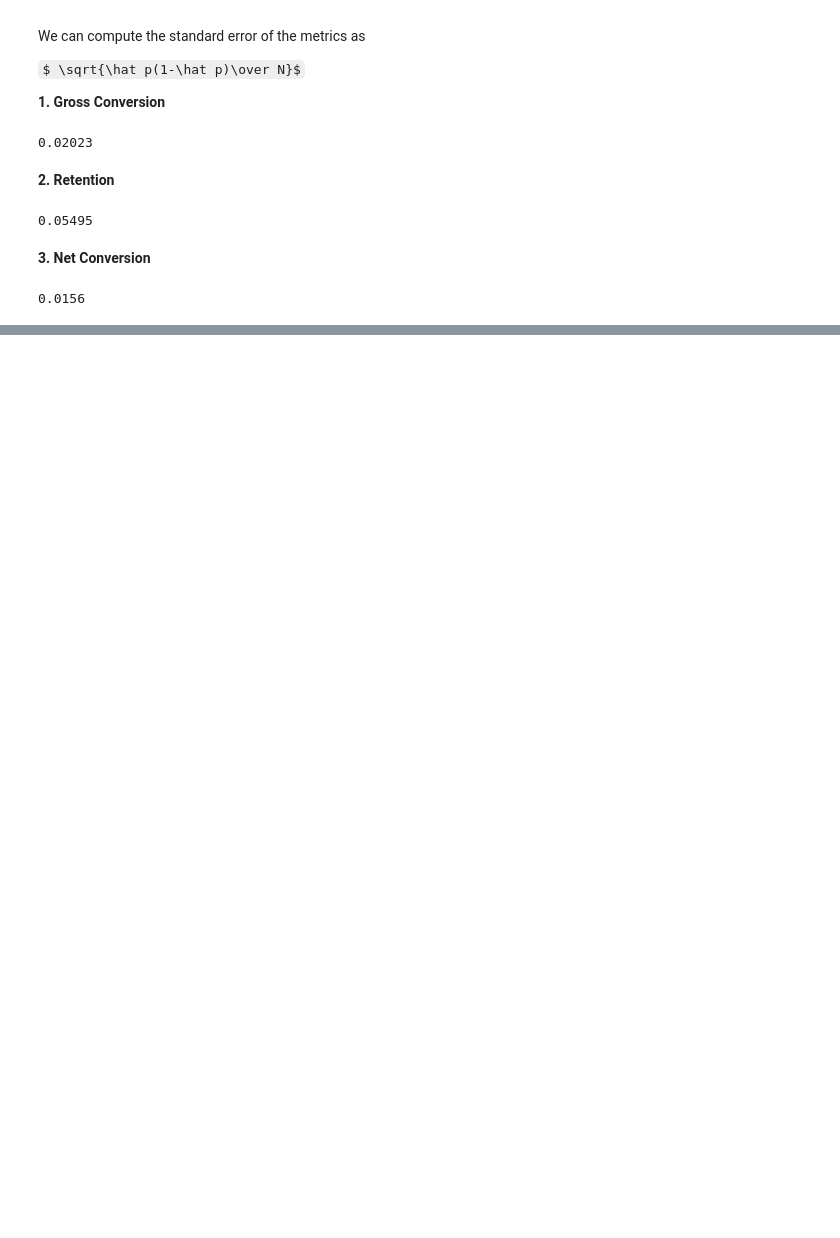
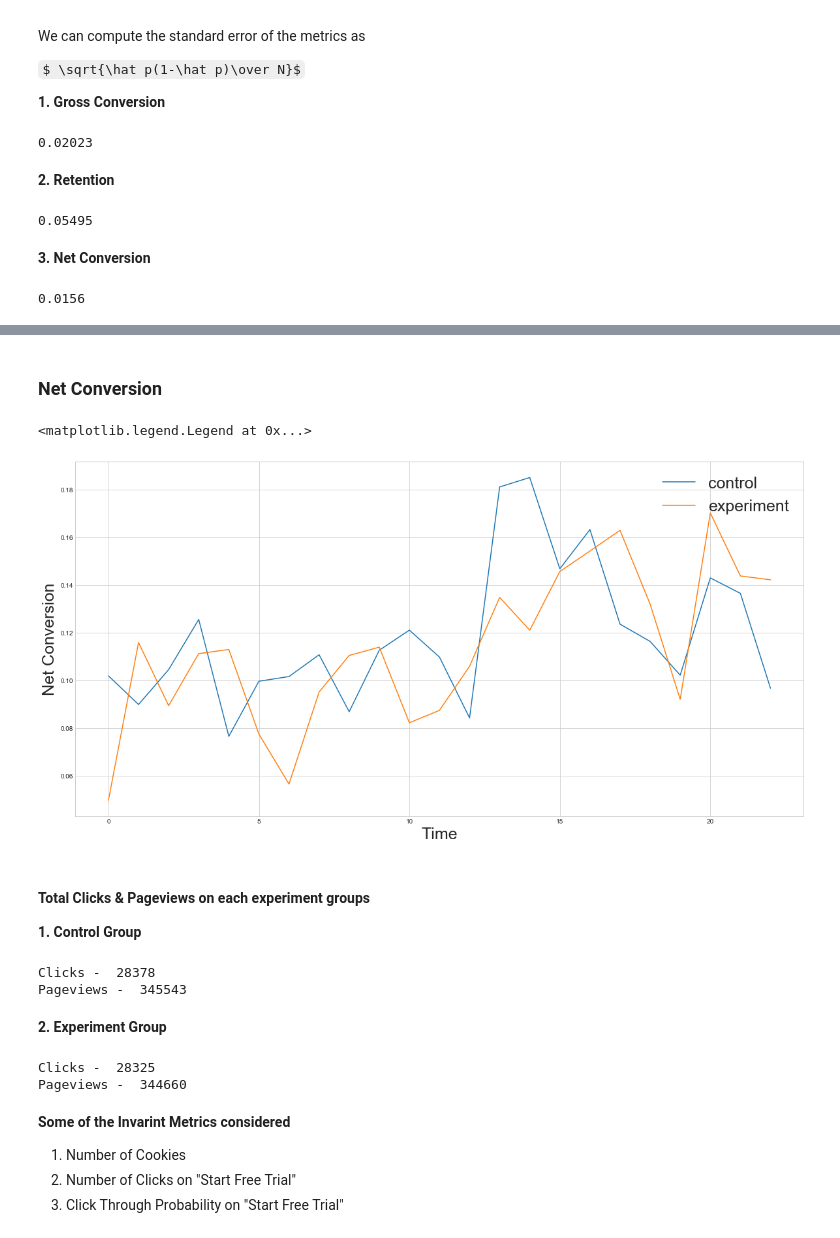
Before and after one commit to srmanj/AB-Testing-Experiments, a Jupyter notebook: New Website Signup Feature - AB Testing.ipynb, the cells around one changed output, grey strips where cells are left out. Saved outputs shown, nothing was run; the diff lists cells and outputs as text; code cells hidden in the pictures; some formulas as TeX source; blank space fills up the shorter version.

```diff
--- a/New Website Signup Feature - AB Testing.ipynb
+++ b/New Website Signup Feature - AB Testing.ipynb
@@ -135,0 +230,35 @@ I will be using this - [Sample Size Calculator](https://www.evanmiller.org/ab-te
+# %% [markdown]
+### Net Conversion
+# %%
+plt.plot(control_subset['Payments']/control_subset['Clicks'], label='control')
+plt.plot(experiment_subset['Payments']/experiment_subset['Clicks'], label='experiment')
+
+plt.ylabel('Net Conversion', fontsize=25)
+plt.xlabel('Time', fontsize=25)
+plt.rcParams["figure.figsize"] = (20,10)
+plt.legend(loc='upper right', frameon=False,fontsize=25)
+# %% [output]
+<matplotlib.legend.Legend at 0x...>
+[figure, added]
+# %% [markdown]
+#### Total Clicks & Pageviews on each experiment groups
+**1. Control Group**
+# %%
+print("Clicks - ",control['Clicks'].sum())
+print("Pageviews - ", control['Pageviews'].sum())
+# %% [output]
+Clicks -  28378
+Pageviews -  345543
+# %% [markdown]
+**2. Experiment Group**
+# %%
+print("Clicks - ",experiment['Clicks'].sum())
+print("Pageviews - ", experiment['Pageviews'].sum())
+# %% [output]
+Clicks -  28325
+Pageviews -  344660
+# %% [markdown]
+**Some of the Invarint Metrics considered**
+1. Number of Cookies
+2. Number of Clicks on "Start Free Trial"
+3. Click Through Probability on "Start Free Trial"
```
Also changed, not shown: parts of 34 cells of this notebook, 2 other files.
